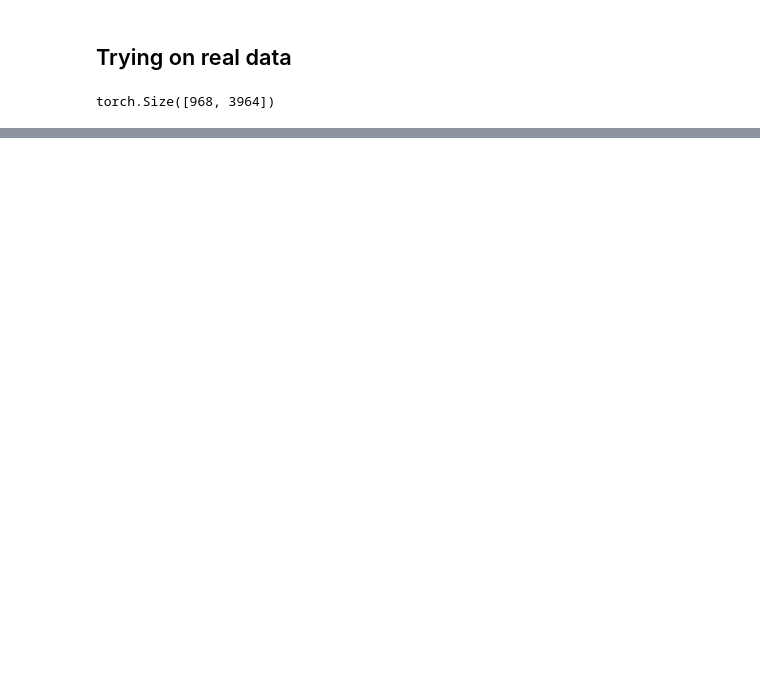
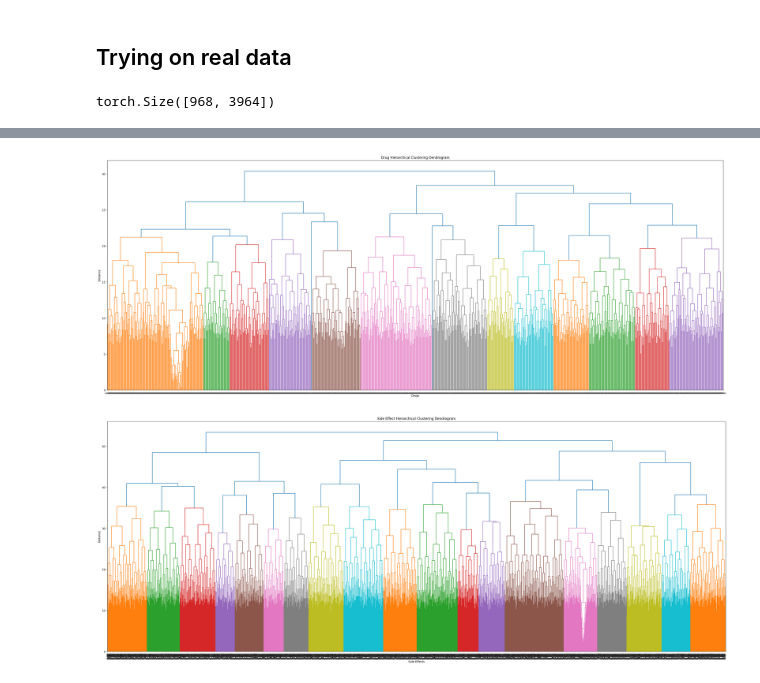
Before and after one commit to christineschutt/LatentDistanceModel, a Jupyter notebook: latent_distance/code_clean.ipynb, the cells around one changed output, grey strips where cells are left out. Saved outputs shown, nothing was run; the diff lists cells and outputs as text; code cells hidden in the pictures; blank space fills up the shorter version.

```diff
--- a/latent_distance/code_clean.ipynb
+++ b/latent_distance/code_clean.ipynb
@@ -24,8 +28,8 @@ class LDMprobit(torch.nn.Module):
 
         #parameters to be learned
         self.beta = nn.Parameter(torch.randn(self.n_effects, device=device))
-        self.w = torch.nn.Parameter(torch.randn(self.n_drugs, embedding_dim))  # Latent embeddings for drugs
-        self.v = torch.nn.Parameter(torch.randn(self.n_effects, embedding_dim))  # Latent embeddings for side effects
+        self.w = torch.nn.Parameter(torch.randn(self.n_drugs, embedding_dim, device=device))  # Latent embeddings for drugs
+        self.v = torch.nn.Parameter(torch.randn(self.n_effects, embedding_dim, device=device))  # Latent embeddings for side effects
         self.beta_thilde = nn.Parameter(torch.randn(self.n_ordinal_classes, device=device))
 
     def __set_seed(self, seed):
@@ -222,8 +227,8 @@ def load_data(path_to_csv, device):
 
 device = torch.device("cuda" if torch.cuda.is_available() else "cpu")
 csv_path = "/Users/christine/Bachelor/src/data/adj_matrix.csv"
-Aij = load_data(csv_path, device)
-print(Aij.shape)
+Aij_real = load_data(csv_path, device)
+print(Aij_real.shape)
 # %% [output]
 torch.Size([968, 3964])
 # %%
@@ -467,11 +404,16 @@ class LDMprobit(torch.nn.Module):
 # %%
 device = torch.device("cuda" if torch.cuda.is_available() else "cpu")
-embedding_dim = 5
-Aij = torch.tensor([[0, 2, 0, 3, 1, 2],
-                    [0, 0, 2, 0, 1, 0],
-                    [3, 3, 0, 0, 0, 1],
-                    [3, 3, 0, 0, 0, 1],
-                    [0, 0, 2, 0, 0, 0]],dtype=torch.float32) #column: side effect, row:drug, value: frequency (ordinal)
+embedding_dim = 17
+Aij = torch.tensor([[0, 2, 0, 3, 1, 2, 0, 0, 2, 0, 1, 0],
+                    [0, 0, 2, 0, 1, 0, 3, 0, 0, 1, 0, 0],
+                    [3, 3, 0, 0, 0, 1, 0, 3, 0, 0, 0, 1],
+                    [3, 3, 0, 0, 0, 2, 0, 0, 1, 0, 1, 0],
+                    [0, 0, 2, 0, 0, 0, 3, 0, 1, 0, 0, 0],
+                    [1, 2, 0, 3, 1, 2, 0, 0, 2, 0, 1, 0],
+                    [0, 0, 2, 0, 1, 0, 0, 1, 0, 1, 0, 0],
+                    [0, 3, 1, 0, 0, 1, 0, 3, 0, 0, 0, 1],
+                    [3, 3, 0, 0, 0, 1, 0, 0, 0, 0, 1, 2],
+                    [0, 0, 2, 1, 0, 0, 0, 0, 1, 0, 0, 0]],dtype=torch.float32, device=device) #column: side effect, row:drug, value: frequency (ordinal)
 n_epochs = 500
 lr = 0.01
 seed = 20
@@ -633,0 +505,3 @@ import random
+# %%
+links1, ordinal_vals1 = model.predict_categories()
+drug_emb1, effect_emb1 = model.get_embeddings()
@@ -633,0 +712,6 @@ import random
+# %%
+plots1 = create_plots(links1, drug_emb1, effect_emb1, dim_reduction="default", seed = 10)
+plots1.dendrograms()
+# %% [output]
+[figure, added]
+[figure, added]
```
Also changed, not shown: parts of 40 cells of this notebook, 4 other files.
